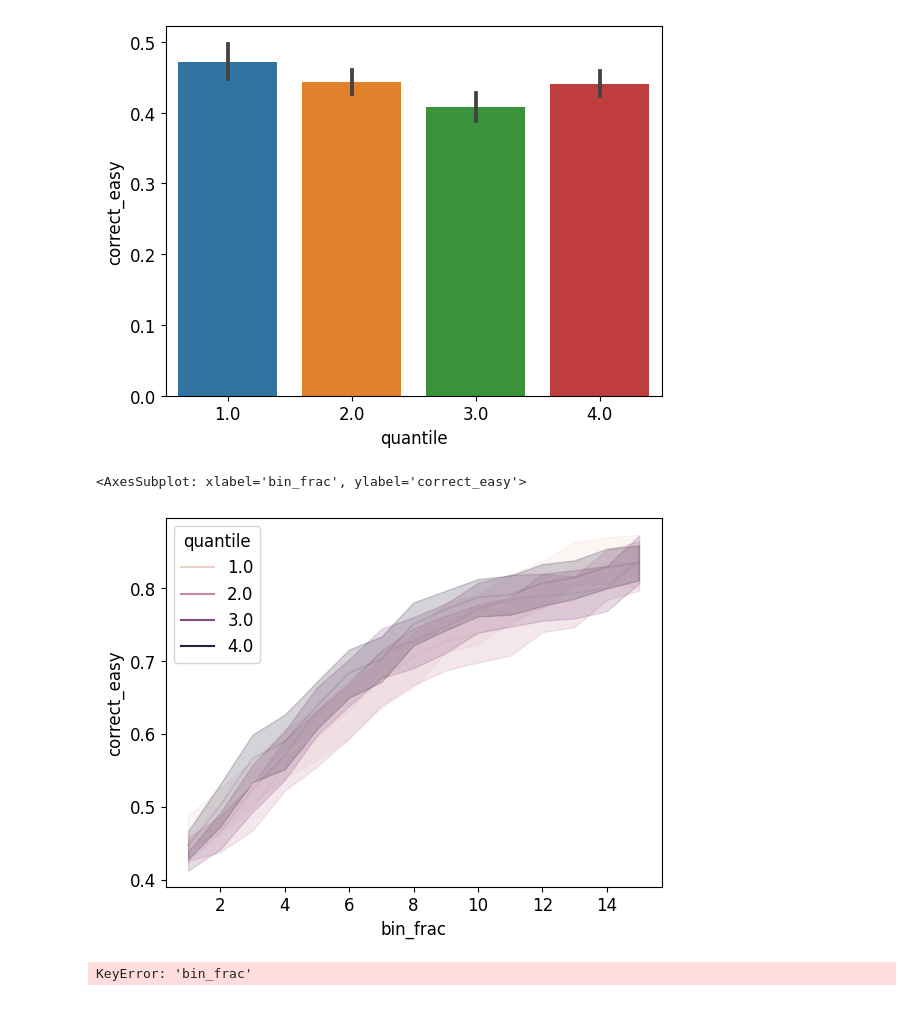
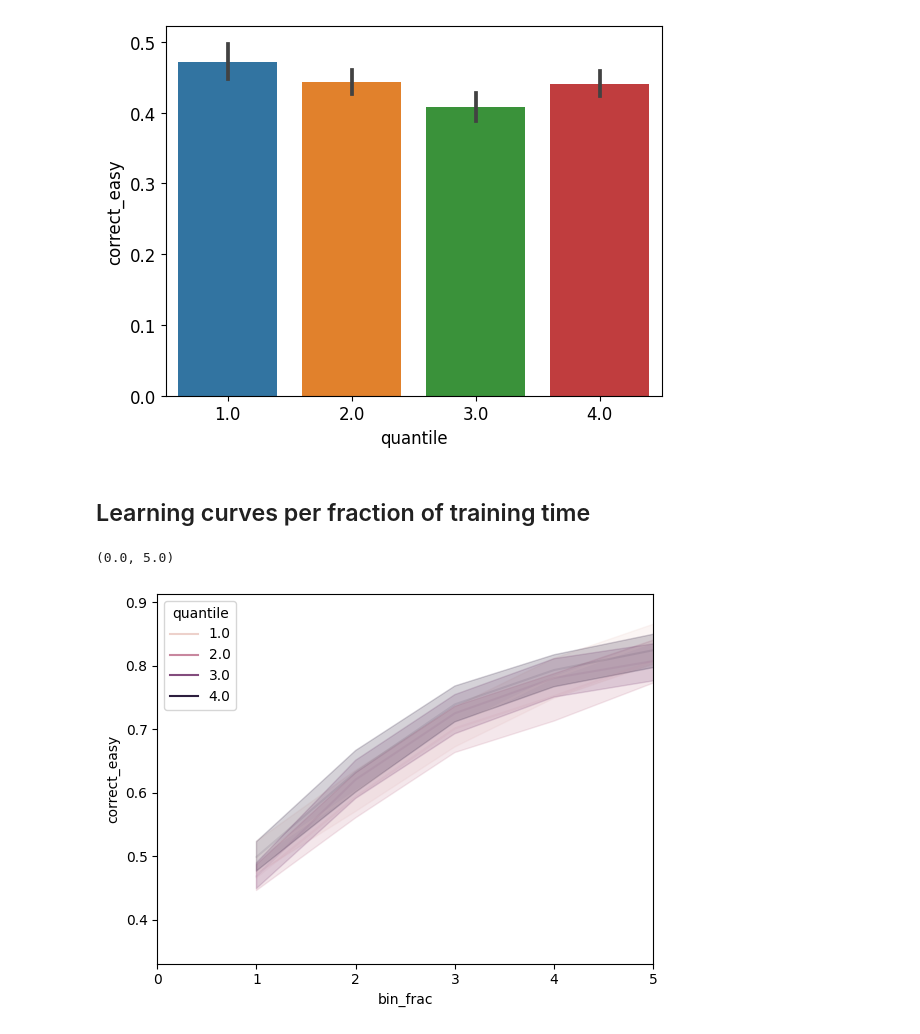
Before and after one commit to ineslaranjeira/representation_learning_variability, a Jupyter notebook: Learning overview/first_pass_analyses.ipynb, the cells around one changed output. Drawn from its saved outputs; the diff is of its cells as text; code cells hidden in the pictures.

Commit message:
analyses with binning per fraction of training time

```diff
--- a/Learning overview/first_pass_analyses.ipynb
+++ b/Learning overview/first_pass_analyses.ipynb
@@ -30,30 +30,13 @@ GET LEARNING DATA
 data_path = "../DATA/"
 os.chdir(data_path)
 trials = pickle.load(open("learning_private_one", "rb"))
+trials = prepro(trials)
 # %%
 # Exclude mice based on date or list of subjects
 trials_date = trials.copy()
 trials_date['session_date'] = pd.to_datetime(trials_date['session_date'], format='%Y-%m-%d')
 #new_trials = trials_date.loc[trials_date.session_date< '2020-03-23']
 new_trials = trials_date.loc[trials_date.subject_nickname.isin(subjects)]
-# %%
-""" Performance """
-# Some preprocessing
-trials['contrastLeft'] = trials['contrastLeft'].fillna(0)
-trials['contrastRight'] = trials['contrastRight'].fillna(0)
-trials['signed_contrast'] = - trials['contrastLeft'] + trials['contrastRight']
-trials['contrast'] = trials['contrastLeft'] + trials['contrastRight']
-trials['correct_easy'] = trials['feedbackType']
-trials.loc[trials['correct_easy']==-1, 'correct_easy'] = 0
-trials['correct'] = trials['feedbackType']
-trials.loc[trials['contrast']<.5, 'correct_easy'] = np.nan
-trials.loc[trials['correct']==-1, 'correct'] = 0
-
-""" Response/ reaction times """
-trials['response'] = trials['response_times'] - trials['stimOn_times']
-trials['reaction'] = trials['firstMovement_times'] - trials['stimOn_times']
-
-#TODO : trials['days_to_trained'] = trials['training_time']
 # %% [markdown]
 ## Learning curves
 # %%
@@ -205,17 +161,14 @@ for s, subject in enumerate(subjects):
+# %% [markdown]
+## Learning curves per fraction of training time
+# %%
+new_trials = bin_frac(trials, bin_num=5)
 # %%
 var = 'correct_easy'
 mouse_perf = pd.DataFrame(new_trials.groupby(['subject_nickname', 'bin_frac', 'quantile'])
                         [var].mean())
 mouse_perf = mouse_perf.reset_index(level=[0, 1, 2])
 sns.lineplot(x='bin_frac', y=var, data=mouse_perf, hue='quantile', color='black', alpha=0.1)
+plt.xlim([0, 5])
 # %% [output]
-<AxesSubplot: xlabel='bin_frac', ylabel='correct_easy'>
+(0.0, 5.0)
-[figure, old version]
+[figure, new version]
-# %%
-var = 'correct_easy'
-mouse_perf = pd.DataFrame(new_trials.groupby(['subject_nickname', 'bin_frac', 'quantile'])
-                        [var].mean())
-mouse_perf = mouse_perf.reset_index(level=[0, 1, 2])
-sns.lineplot(x='bin_frac', y=var, data=mouse_perf, hue='quantile', color='black', alpha=0.1)
-# %% [output]
-KeyError: 'bin_frac'
```
Also changed, not shown: parts of 5 cells of this notebook.
